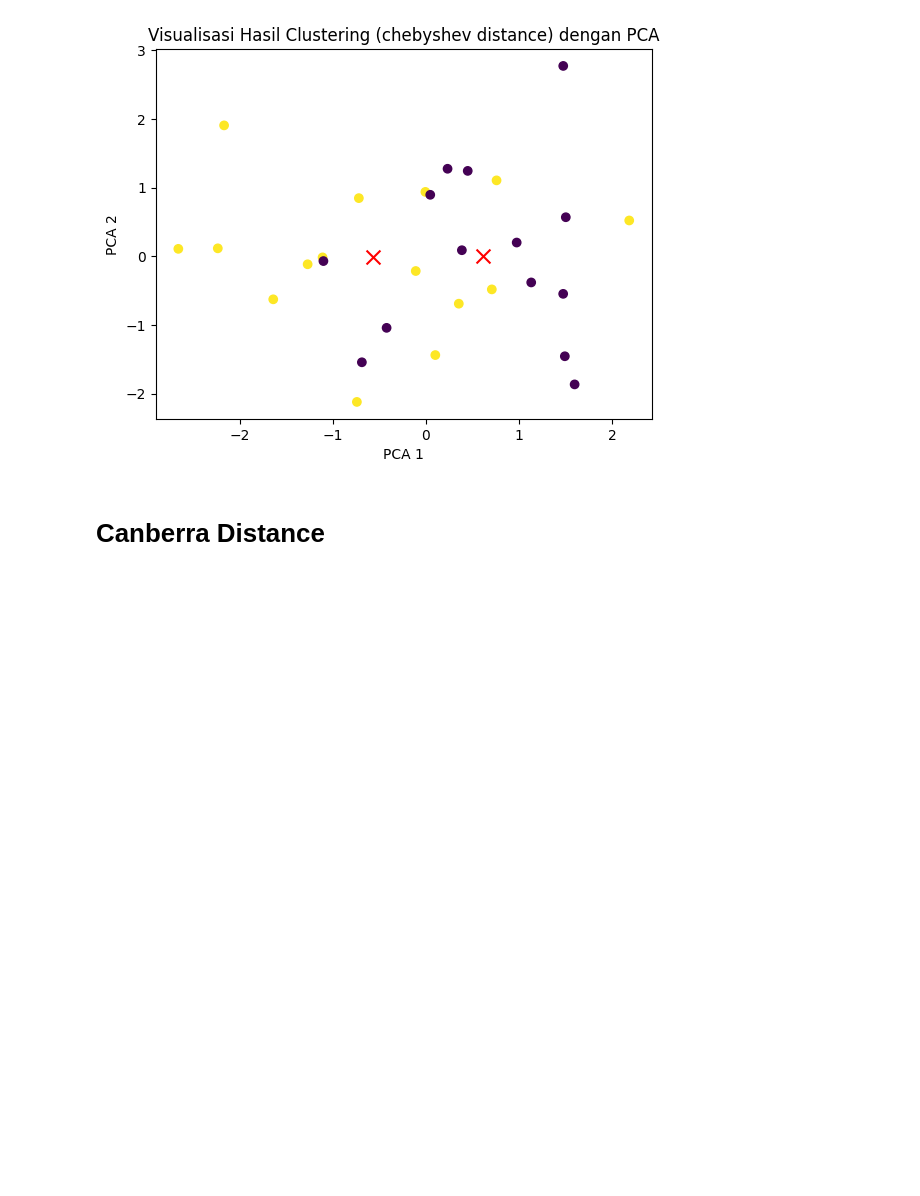
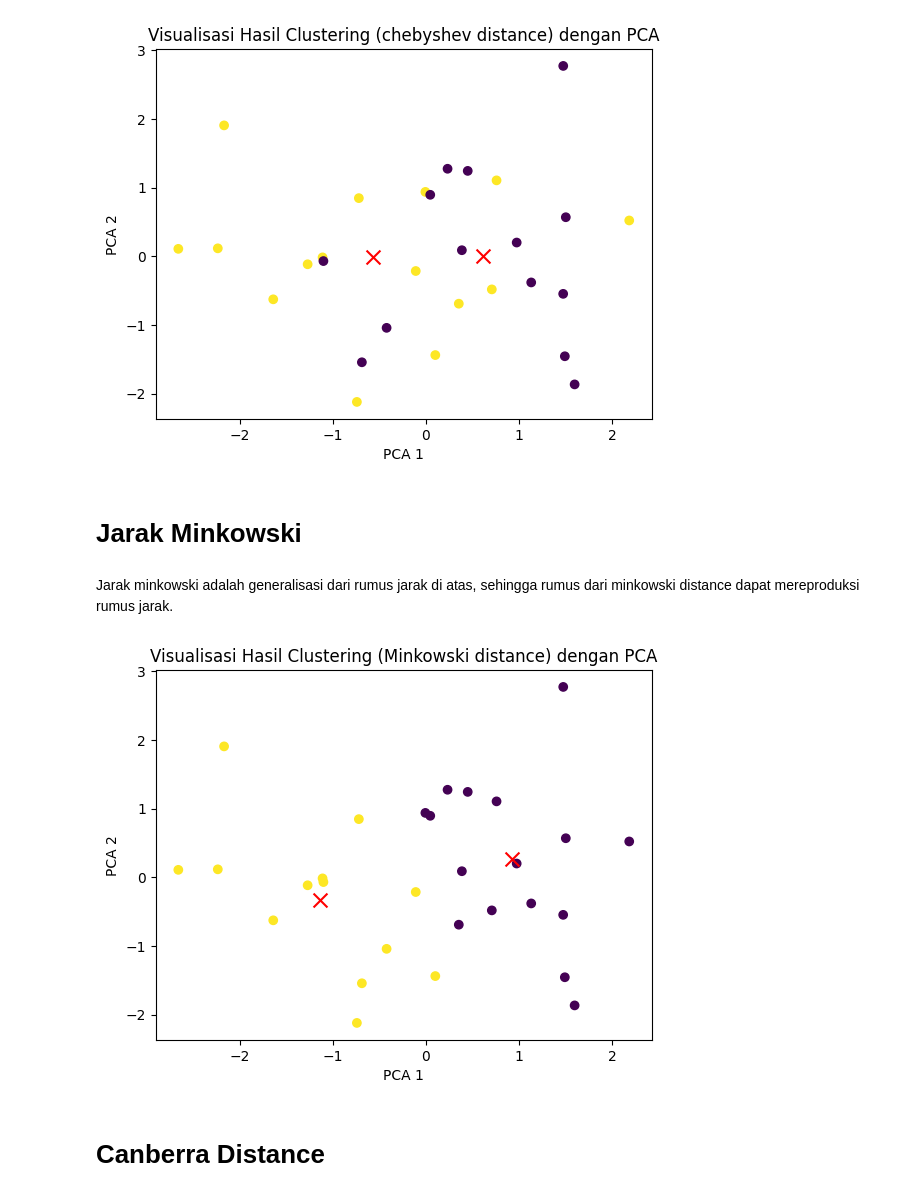
Before and after one commit to gikirima/TugasML_Kmeans, a Jupyter notebook: K_means_custom_metrics.ipynb, the cells around one changed output. Saved outputs shown, nothing was run; the diff lists cells and outputs as text; code cells hidden in the pictures; blank space fills up the shorter version.

Commit message:
add minkowski distance to K-means custom metrics

```diff
--- a/K_means_custom_metrics.ipynb
+++ b/K_means_custom_metrics.ipynb
@@ -308,3 +308,7 @@ plt.scatter(centroids_chebyshev[:, 0], centroids_chebyshev[:, 1], c='red', marke
 plt.show()
 # %% [output]
 [figure]
+# %% [markdown]
+# **Jarak Minkowski**
+# %% [markdown]
+Jarak minkowski adalah generalisasi dari rumus jarak di atas, sehingga rumus dari minkowski distance dapat mereproduksi rumus jarak.
@@ -311,3 +363,16 @@ plt.show()
+# %%
+# visualisasikan df_PCA dengan warna hasil clustering
+plt.scatter(df_pca[:, 0], df_pca[:, 1], c=labels_minkowski)
+plt.xlabel('PCA 1')
+plt.ylabel('PCA 2')
+plt.title('Visualisasi Hasil Clustering (Minkowski distance) dengan PCA')
+
+# tambahkan marker centroid
+centroids_minkowski = pca.transform(centroids_minkowski)
+plt.scatter(centroids_minkowski[:, 0], centroids_minkowski[:, 1], c='red', marker='x', s=100, label='Centroids')
+plt.show()
+# %% [output]
+[figure, added]
 # %% [markdown]
 # **Canberra Distance**
 # %%
```
Also changed, not shown: parts of 1 cell of this notebook.
